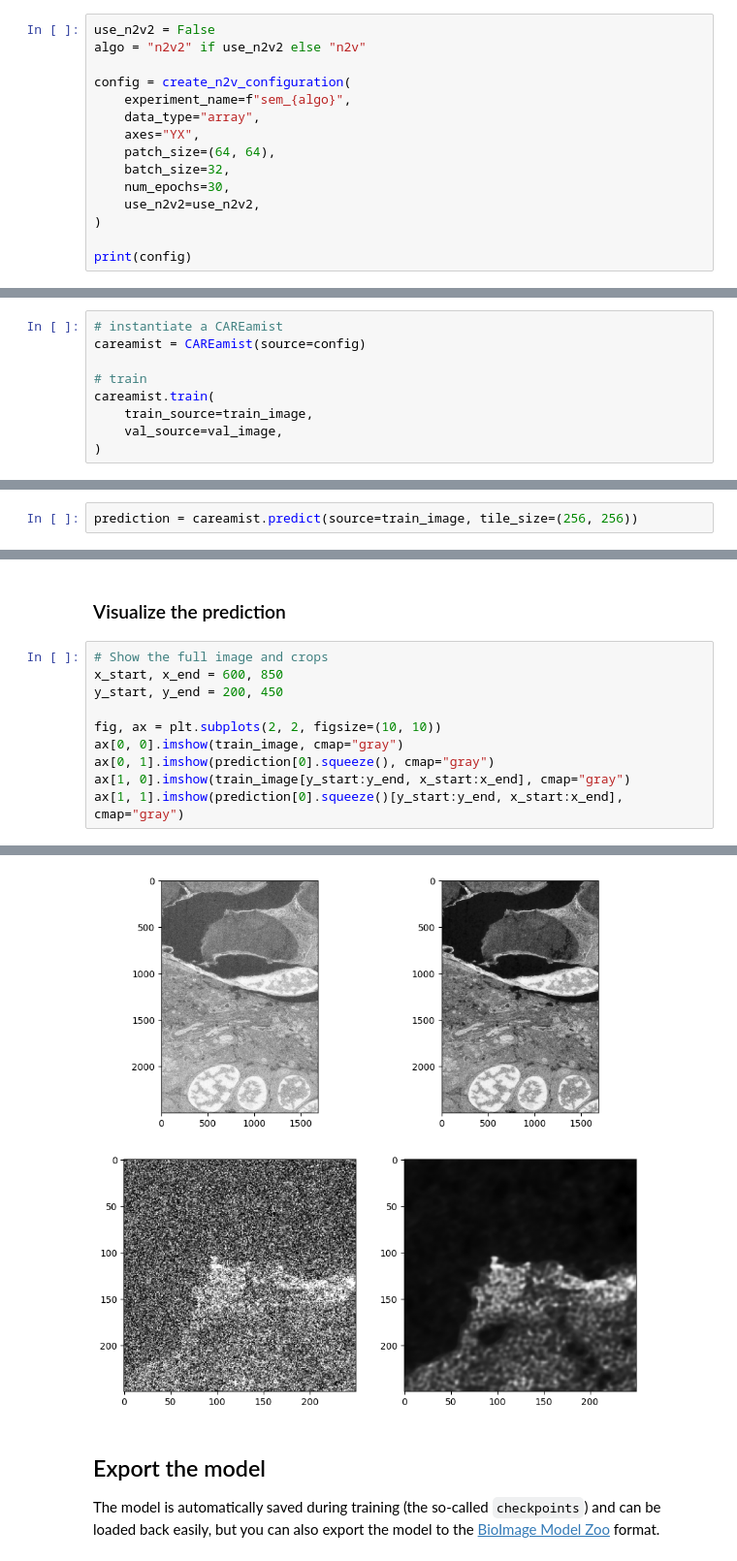
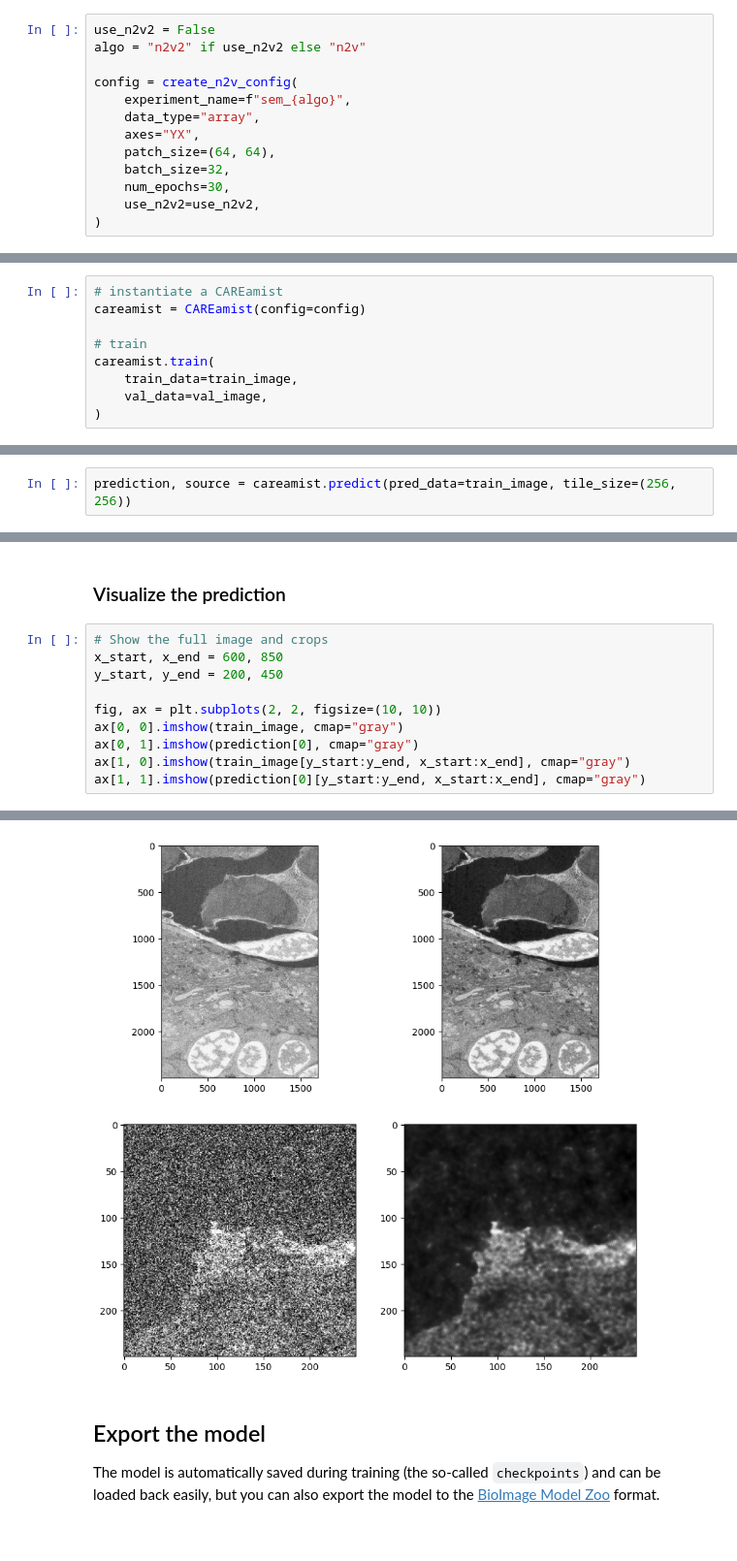
Before and after one commit to CAREamics/careamics-examples, a Jupyter notebook: applications/n2v/2D/SEM_Noise2Void.ipynb, the cells around one changed output, grey strips where cells are left out. Shown at 97% size. Cells and saved outputs as stored; diff of their text form.

```diff
--- a/applications/n2v/2D/SEM_Noise2Void.ipynb
+++ b/applications/n2v/2D/SEM_Noise2Void.ipynb
@@ -76,7 +82,7 @@ There the switch between Noise2Void and N2V2 is done by changing the `use_n2v2`
 use_n2v2 = False
 algo = "n2v2" if use_n2v2 else "n2v"
 
-config = create_n2v_configuration(
+config = create_n2v_config(
     experiment_name=f"sem_{algo}",
     data_type="array",
     axes="YX",
@@ -85,5 +91,3 @@ config = create_n2v_configuration(
     num_epochs=30,
     use_n2v2=use_n2v2,
 )
-
-print(config)
@@ -112,11 +98,11 @@ A `CAREamist` can be created using a configuration alone, and then be trained by
 the data already loaded in memory.
 # %%
 # instantiate a CAREamist
-careamist = CAREamist(source=config)
+careamist = CAREamist(config=config)
 
 # train
 careamist.train(
-    train_source=train_image,
-    val_source=val_image,
+    train_data=train_image,
+    val_data=val_image,
 )
 # %% [output]
@@ -155,5 +142,5 @@ Text(0.5, 1.0, 'Losses')
 Prediction is done with the same `CAREamist` used for training. Because the image is large
 we predict using tiling.
 # %%
-prediction = careamist.predict(source=train_image, tile_size=(256, 256))
+prediction, source = careamist.predict(pred_data=train_image, tile_size=(256, 256))
 # %% [output]
@@ -164,16 +151,16 @@ LOCAL_RANK: 0 - CUDA_VISIBLE_DEVICES: [0]
 # %%
 # Show the full image and crops
 x_start, x_end = 600, 850
 y_start, y_end = 200, 450
 
 fig, ax = plt.subplots(2, 2, figsize=(10, 10))
 ax[0, 0].imshow(train_image, cmap="gray")
-ax[0, 1].imshow(prediction[0].squeeze(), cmap="gray")
+ax[0, 1].imshow(prediction[0], cmap="gray")
 ax[1, 0].imshow(train_image[y_start:y_end, x_start:x_end], cmap="gray")
-ax[1, 1].imshow(prediction[0].squeeze()[y_start:y_end, x_start:x_end], cmap="gray")
+ax[1, 1].imshow(prediction[0][y_start:y_end, x_start:x_end], cmap="gray")
 # %% [output]
 <matplotlib.image.AxesImage at 0x...>
-[figure, old version]
+[figure, new version]
 # %% [markdown]
 ## Export the model
 
```
Also changed, not shown: parts of 10 cells of this notebook, 1 other file.
